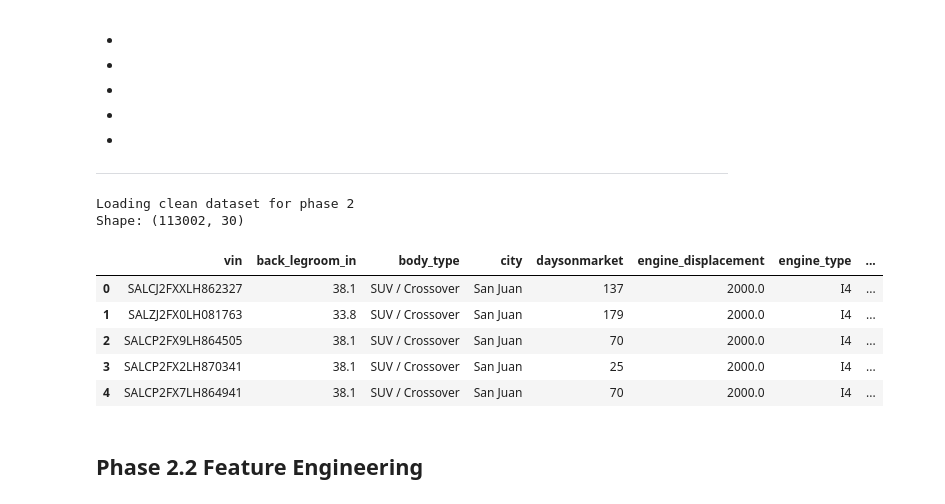
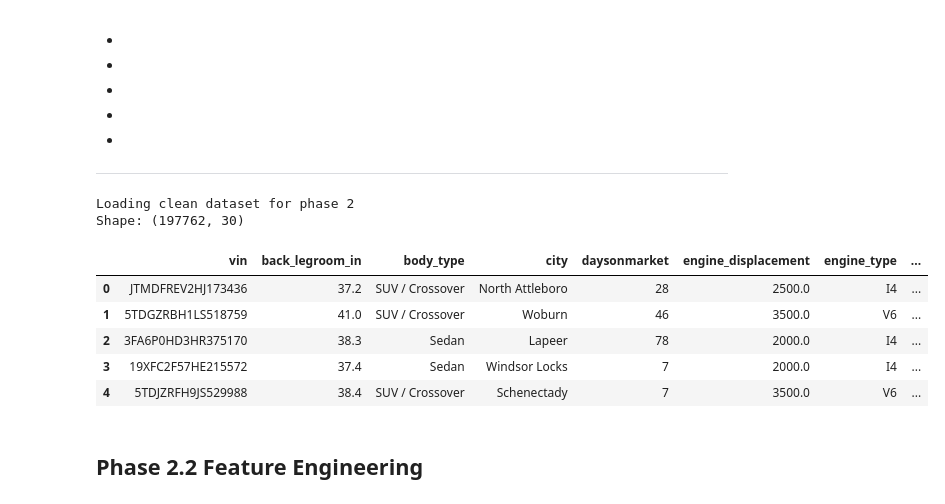
Before and after one commit to chalou123456/COMP333_Group_O, a Jupyter notebook: COMP333_PROJECT_GROUP_O.ipynb, the cells around one changed output. Drawn from its saved outputs; the diff is of its cells as text; code cells hidden in the pictures.

```diff
--- a/COMP333_PROJECT_GROUP_O.ipynb
+++ b/COMP333_PROJECT_GROUP_O.ipynb
@@ -1339,20 +1331,20 @@ The baseline linear regression provides a reasonable starting point with R² ~73
 # %%
 #load the clean_cars dataset for phase 2. Phase 1 does not have to be run if this dataset is loaded
 
 print("Loading clean dataset for phase 2")
 clean_cars = pd.read_csv("clean_cars.csv", low_memory=False)
 
-print("Shape:", testing_cars.shape)
-testing_cars.head()
+print("Shape:", clean_cars.shape)
+clean_cars.head()
 # %% [output]
 Loading clean dataset for phase 2
-Shape: (113002, 30)
+Shape: (197762, 30)
 |  | vin | back_legroom_in | body_type | city | daysonmarket | engine_displacement | engine_type | ... |
-| 0 | SALCJ2FXXLH862327 | 38.1 | SUV / Crossover | San Juan | 137 | 2000.0 | I4 | ... |
-| 1 | SALZJ2FX0LH081763 | 33.8 | SUV / Crossover | San Juan | 179 | 2000.0 | I4 | ... |
-| 2 | SALCP2FX9LH864505 | 38.1 | SUV / Crossover | San Juan | 70 | 2000.0 | I4 | ... |
-| 3 | SALCP2FX2LH870341 | 38.1 | SUV / Crossover | San Juan | 25 | 2000.0 | I4 | ... |
-| 4 | SALCP2FX7LH864941 | 38.1 | SUV / Crossover | San Juan | 70 | 2000.0 | I4 | ... |
+| 0 | JTMDFREV2HJ173436 | 37.2 | SUV / Crossover | North Attleboro | 28 | 2500.0 | I4 | ... |
+| 1 | 5TDGZRBH1LS518759 | 41.0 | SUV / Crossover | Woburn | 46 | 3500.0 | V6 | ... |
+| 2 | 3FA6P0HD3HR375170 | 38.3 | Sedan | Lapeer | 78 | 2000.0 | I4 | ... |
+| 3 | 19XFC2F57HE215572 | 37.4 | Sedan | Windsor Locks | 7 | 2000.0 | I4 | ... |
+| 4 | 5TDJZRFH9JS529988 | 38.4 | SUV / Crossover | Schenectady | 7 | 3500.0 | V6 | ... |
 # %% [markdown]
 ## Phase 2.2 Feature Engineering
 # %% [markdown]
```
Also changed, not shown: parts of 23 cells of this notebook.
